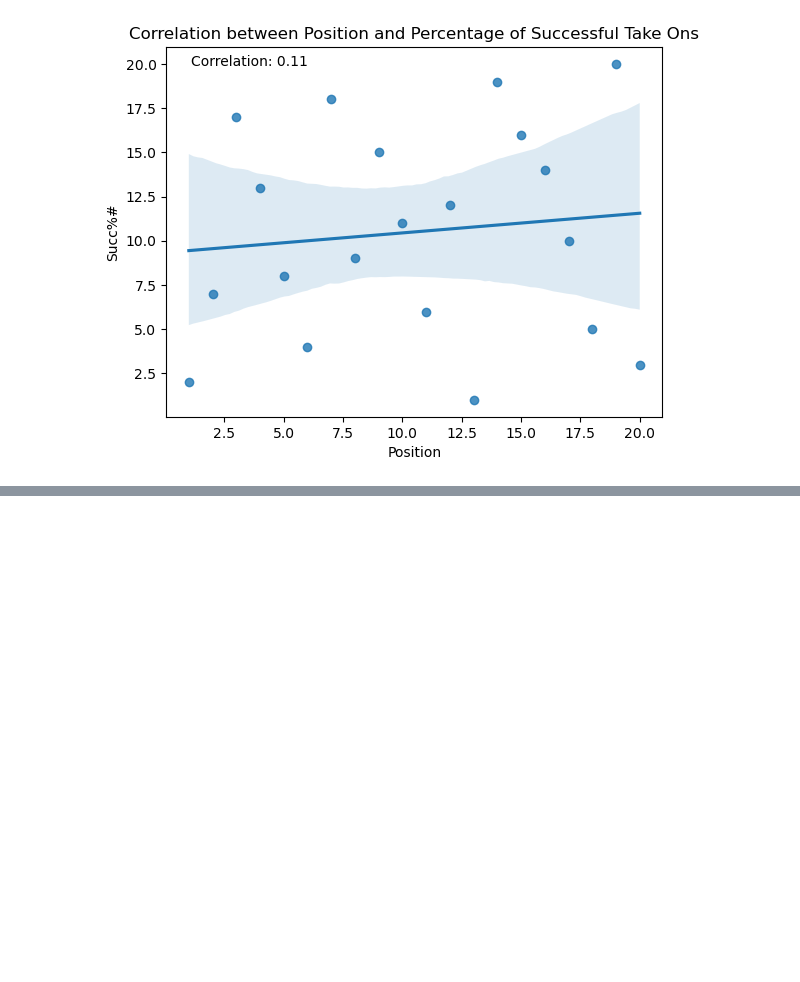
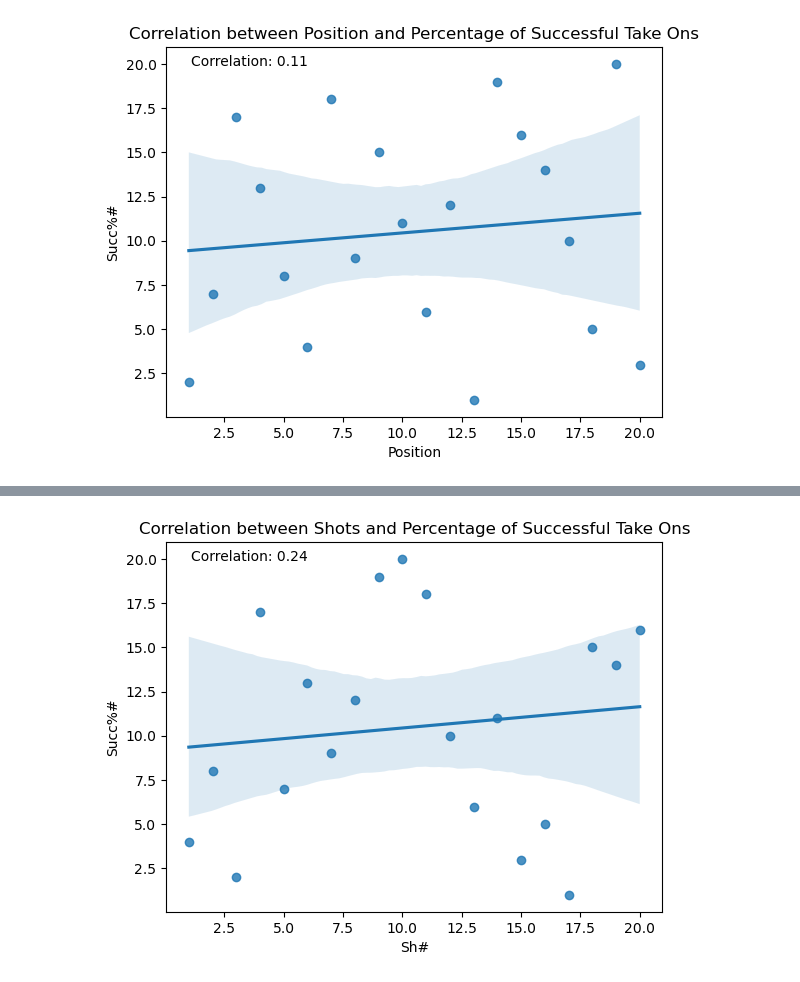
Before and after one commit to ayomidecole/Prem2022-23-data, a Jupyter notebook: 2_team_possesion_analysis.ipynb, the cells around one changed output, grey strips where cells are left out. Drawn from its saved outputs; the diff is of its cells as text; code cells hidden in the pictures; blank space fills up the shorter version.

Commit message:
Merged passing and shooting to check correlation

```diff
--- a/2_team_possesion_analysis.ipynb
+++ b/2_team_possesion_analysis.ipynb
@@ -207,3 +212,8 @@ plt.text(0.05, 0.95, f'Correlation: {correlation:.2f}', transform=plt.gca().tran
 plt.show()
 # %% [output]
 [figure]
+# %%
+shooting = pd.read_csv('team/shooting_premier_league_stats.csv')
+# %%
+merged_df = possession.merge(shooting, on='Squad')
+merged_df.head()
@@ -209,0 +228,15 @@ plt.show()
+# %%
+correlation = merged_df['Sh#'].corr(possession['Succ%#'])
+
+sns.regplot(x='Sh#', y='Succ%#', data=merged_df)
+
+plt.xlabel('Sh#')
+plt.ylabel('Succ%#')
+plt.title('Correlation between Shots and Percentage of Successful Take Ons')
+
+
+plt.text(0.05, 0.95, f'Correlation: {correlation:.2f}', transform=plt.gca().transAxes)
+
+plt.show()
+# %% [output]
+[figure, added]
```
Also changed, not shown: parts of 4 cells of this notebook.
